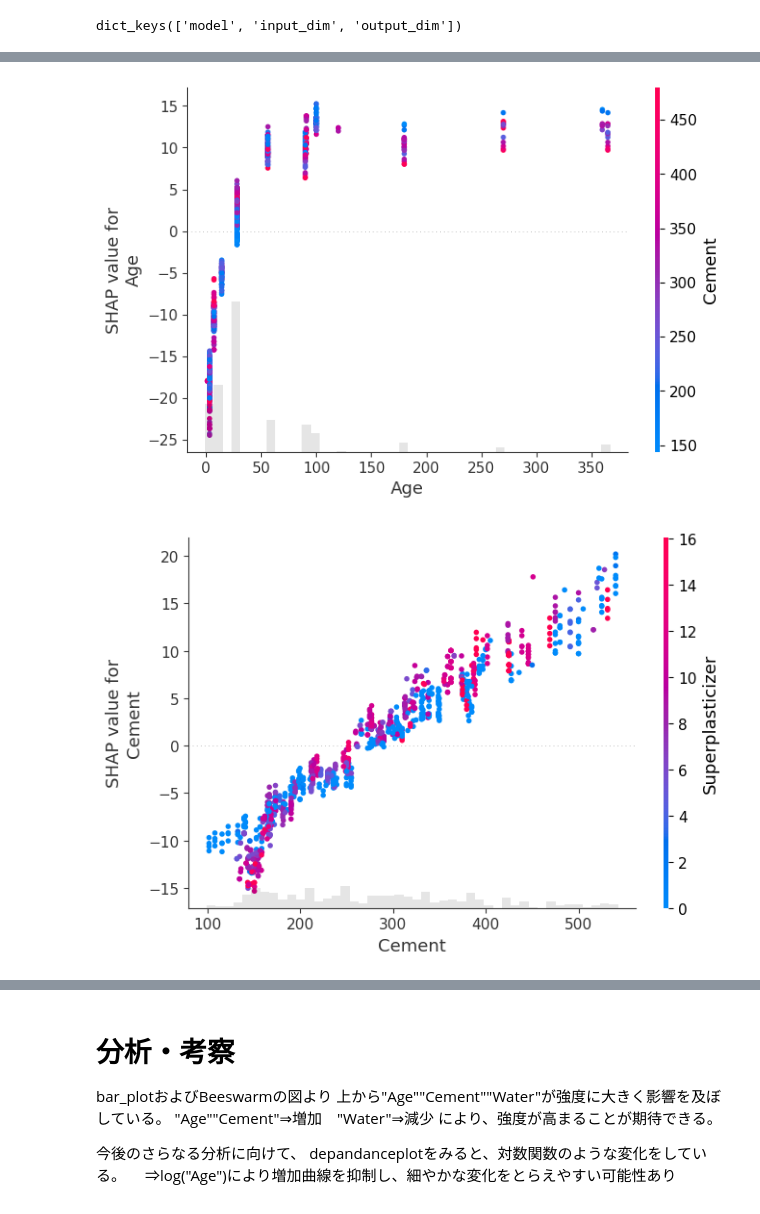
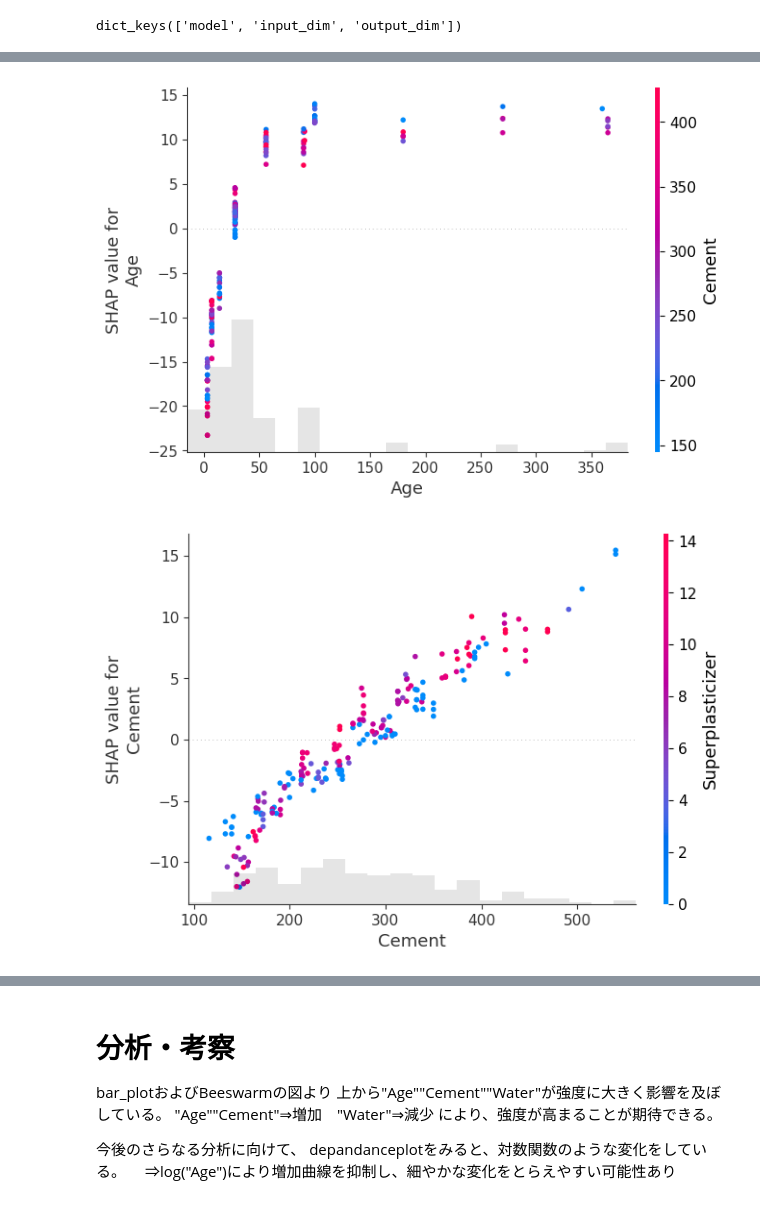
Before and after one commit to Temp-Muraoka/Project01_ConcreteStrength_Regression, a Jupyter notebook: 04_SHAP_Analize.ipynb, the cells around one changed output, grey strips where cells are left out. Cells and saved outputs as stored; diff of their text form; code cells hidden in the pictures.

```diff
--- a/04_SHAP_Analize.ipynb
+++ b/04_SHAP_Analize.ipynb
@@ -30,6 +33,13 @@ df.columns = df.columns.str.replace(r"\s*\([^)]*\)", "", regex=True)
 
 X = df.drop(columns=["Concrete compressive strength "])
 Y = df["Concrete compressive strength "]
+
+# 訓練データと検証データに分割（8:2）
+X_train, X_test, Y_train, Y_test = train_test_split(
+    X, Y,
+    test_size=0.2,
+    random_state=42
+)
 # %% [markdown]
 ## モデルの読み込み
 
@@ -51,14 +63,17 @@ dict_keys(['model', 'input_dim', 'output_dim'])
 # %%
-# 検証データから計算用にサンプリング（重すぎる場合は n=1000 などに調整）
-# X_shap = X_valid.sample(n=min(2000, len(X_valid)), random_state=RANDOM_STATE)
 
 # TreeExplainer を作成（LGBMRegressor / RandomForestRegressor どちらでも利用可能）
 explainer = shap.TreeExplainer(model)
-shap_exp = explainer(X)
+shap_exp_train = explainer(X_train)
+shap_exp_test = explainer(X_test)
 
 # 1) Bar plot（全体ランキング）
-shap.plots.bar(shap_exp, max_display=15)
+shap.plots.bar(shap_exp_train)
 
 # 2) Beeswarm plot（影響の向きと分布）
-shap.plots.beeswarm(shap_exp, max_display=15)
+shap.plots.beeswarm(shap_exp_train)
+
+# testデータでも同様の傾向を得られているか
+shap.plots.bar(shap_exp_test)
+shap.plots.beeswarm(shap_exp_test)
 # %% [output]
@@ -67,13 +84,16 @@ shap.plots.beeswarm(shap_exp, max_display=15)
 # %%
 
 # Dependence plot(scatter)：最上位の特徴量について、相互作用の強い列を自動色分けで表示
 # 注:Explanationオブジェクトの場合は"scatter"
 
 feature = "Age"  # 文字列で指定
-shap.plots.scatter(shap_exp[:, feature], color=shap_exp)
+shap.plots.scatter(shap_exp_test[:, feature], color=shap_exp_test)
 
 feature = "Cement"  # 文字列で指定
-shap.plots.scatter(shap_exp[:, feature], color=shap_exp)
+shap.plots.scatter(shap_exp_test[:, feature], color=shap_exp_test)
+
+feature = "Water"  # 文字列で指定
+shap.plots.scatter(shap_exp_test[:, feature], color=shap_exp_test)
 # %% [output]
-[figure, old version]
+[figure, new version]
-[figure, old version]
+[figure, new version]
```
Also changed, not shown: parts of 10 cells of this notebook, 14 other files.
